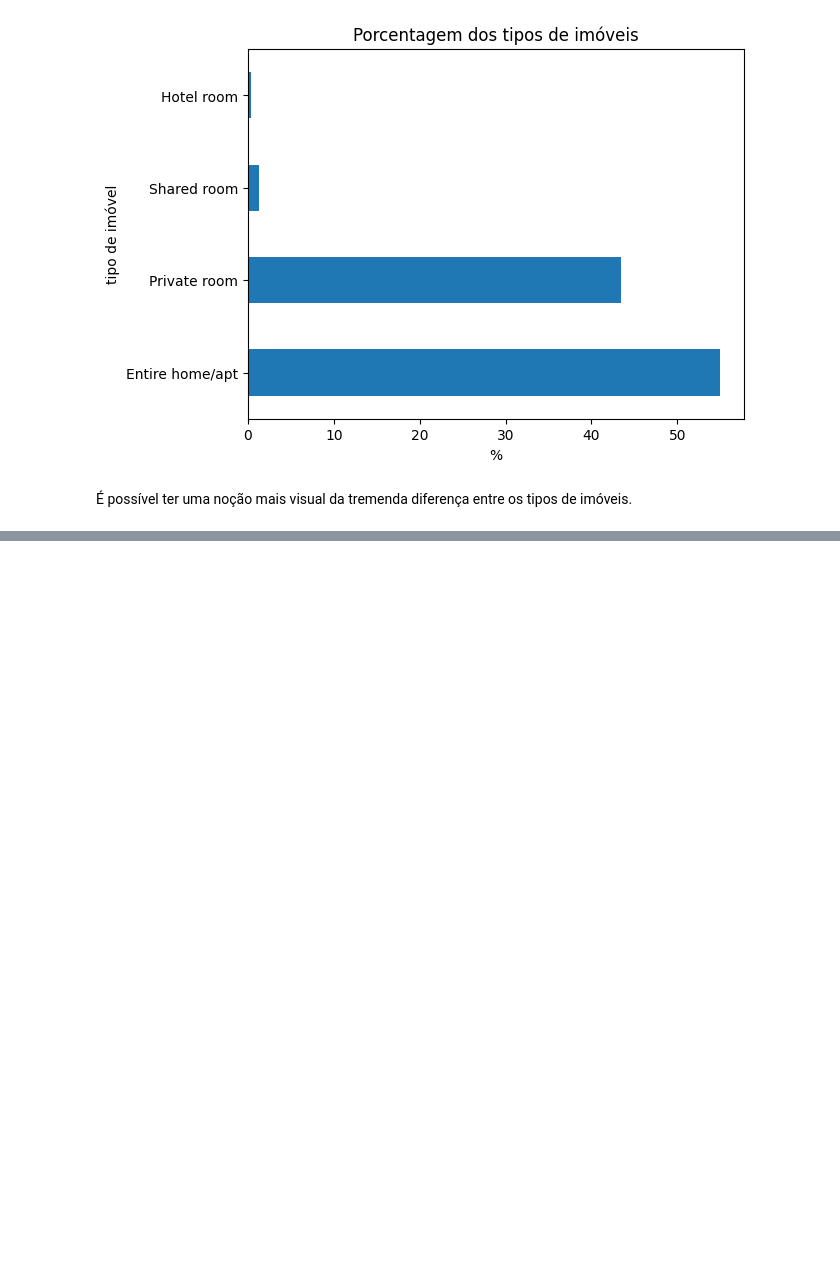
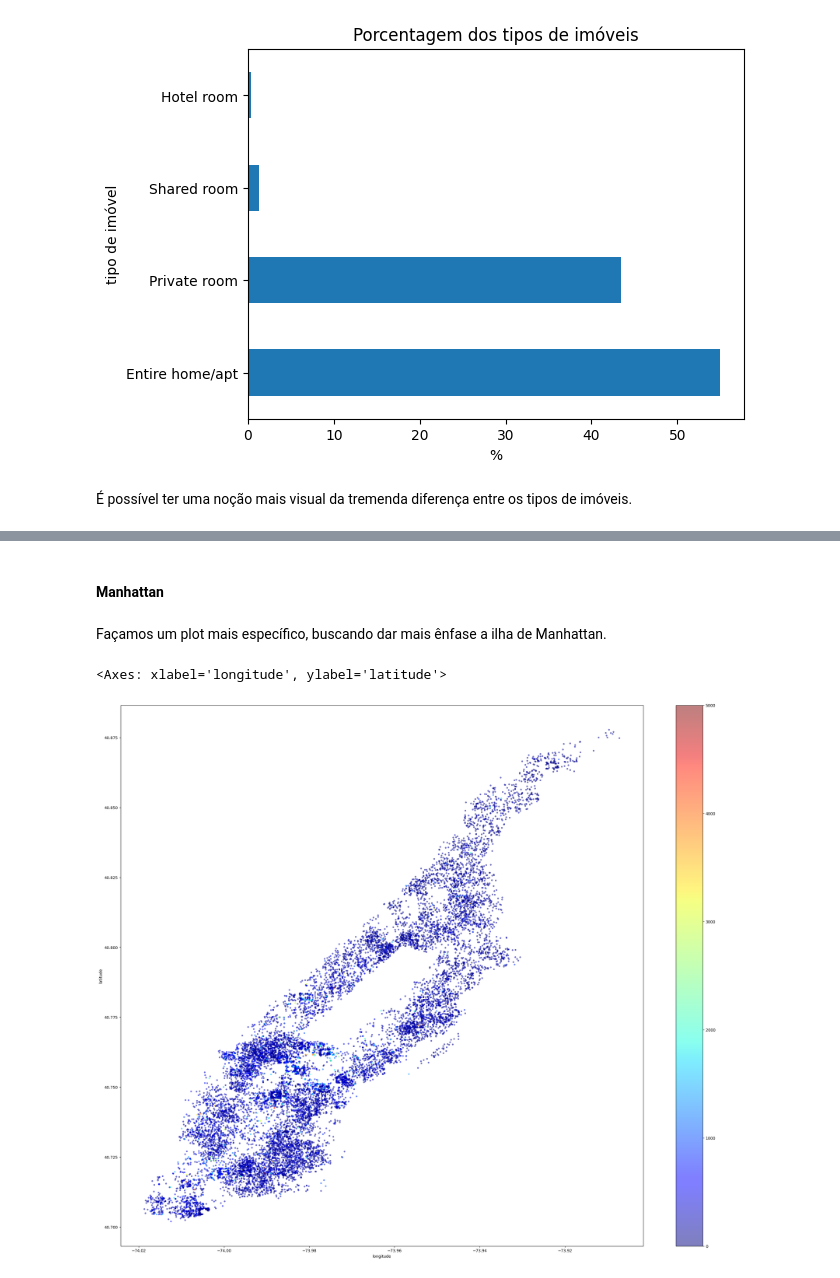
Before and after one commit to rodrigox98/analysis-airbnb-new-york-data, a Jupyter notebook: newyork_pt.ipynb, the cells around one changed output, grey strips where cells are left out. Cells and saved outputs as stored; diff of their text form; code cells hidden in the pictures; blank space fills up the shorter version.

```diff
--- a/newyork_pt.ipynb
+++ b/newyork_pt.ipynb
@@ -378,0 +415,14 @@ df_clean.plot(kind="scatter", x="longitude",y="latitude",alpha=0.4, c=df_clean['
+# %% [markdown]
+#### Manhattan
+# %% [markdown]
+Façamos um plot mais específico, buscando dar mais ênfase a ilha de Manhattan.
+# %%
+#liste cade neighboorhood_group
+df_clean['neighbourhood_group'].unique()
+
+#Plotar os imóveis pela latitude e longitude apenas para o neighboorhood_group = Manhattan
+manhattan_df = df_clean[df_clean.neighbourhood_group == 'Manhattan']
+manhattan_df.plot(kind="scatter", x="longitude",y="latitude",alpha=0.5, c=manhattan_df['price'], s=10, cmap=plt.get_cmap('jet'), figsize=(30,25))
+# %% [output]
+<Axes: xlabel='longitude', ylabel='latitude'>
+[figure, added]
```
Also changed, not shown: parts of 13 cells of this notebook.
